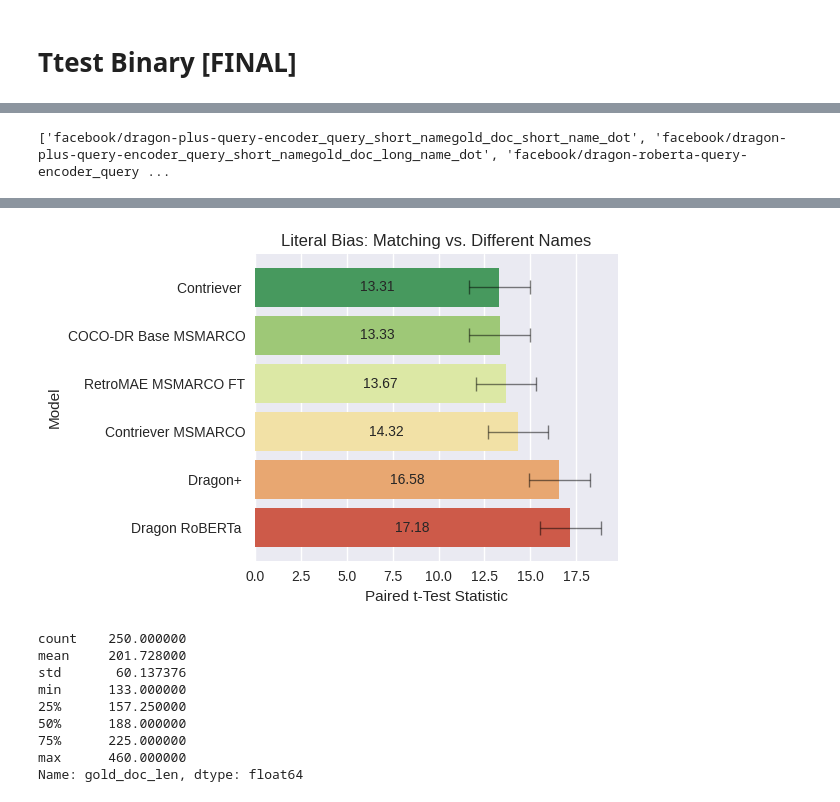
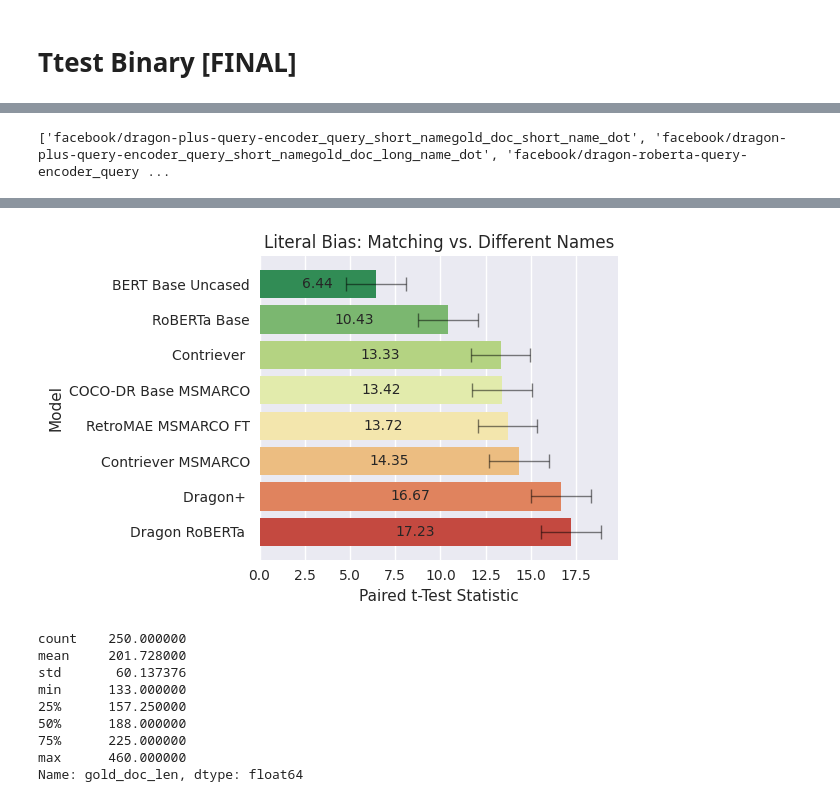
Before and after one commit to mohsenfayyaz/ColDeR, a Jupyter notebook: src/notebooks/Analysis_Literal_Bias.ipynb, the cells around one changed output, grey strips where cells are left out. Drawn from its saved outputs; the diff is of its cells as text; code cells hidden in the pictures.

```diff
--- a/src/notebooks/Analysis_Literal_Bias.ipynb
+++ b/src/notebooks/Analysis_Literal_Bias.ipynb
@@ -469,6 +454,9 @@ cfgs = [
     ("facebook/contriever", "facebook/contriever", "avg"),
     ("OpenMatch/cocodr-base-msmarco", "OpenMatch/cocodr-base-msmarco", "cls"),
     ("Shitao/RetroMAE_MSMARCO_finetune", "Shitao/RetroMAE_MSMARCO_finetune", "cls"),
+
+    ("google-bert/bert-base-uncased", "google-bert/bert-base-uncased", "avg"),
+    ("FacebookAI/roberta-base", "FacebookAI/roberta-base", "avg")
 
     # ("Shitao/RetroMAE", "Shitao/RetroMAE", "cls"),
     # ("Shitao/RetroMAE_MSMARCO", "Shitao/RetroMAE_MSMARCO", "cls"),
@@ -533,12 +526,14 @@ model_mappings = {
     "facebook/contriever": ("Contriever", ""),
     "facebook/dragon-plus-query-encoder": ("Dragon+", ""),
     "facebook/dragon-roberta-query-encoder": ("Dragon RoBERTa", ""),
+    "google-bert/bert-base-uncased": ("BERT", "Base Uncased"),
+    "FacebookAI/roberta-base": ("RoBERTa", "Base"),
 }
 results_df["query_model"] = results_df["query_model"].apply(lambda x: model_mappings[x][0] + " " + model_mappings[x][1])
 results_df.rename(columns={"ttest_stats": "Paired t-Test Statistic", "query_model": "Model"}, inplace=True)
 plt.figure(figsize=(6, 4))
 plt.title("Literal Bias: Matching vs. Different Names")
-ax = sns.barplot(data=results_df, y="Model", x="Paired t-Test Statistic", palette=sns.color_palette("RdYlGn_r"), hue="Model")
+ax = sns.barplot(data=results_df, y="Model", x="Paired t-Test Statistic", palette=sns.color_palette("RdYlGn_r", n_colors=len(results_df["Model"].unique())), hue="Model")
 for container in ax.containers:
     ax.bar_label(container, fmt='%.2f', label_type='center', fontsize=10)
 ax.errorbar(x=results_df["Paired t-Test Statistic"], y=results_df["Model"], xerr=results_df[["ttest_ci_low", "ttest_ci_high"]].T.to_numpy(), fmt="none", c="k", capsize=5, elinewidth=1, markeredgewidth=1, alpha=0.5)
@@ -561,4 +558,4 @@ results_df
-[figure, old version]
+[figure, new version]
 # %%
 # Find Example
 pd.set_option('display.max_colwidth', 1800)
```
Also changed, not shown: parts of 4 cells of this notebook, 8 other files.
